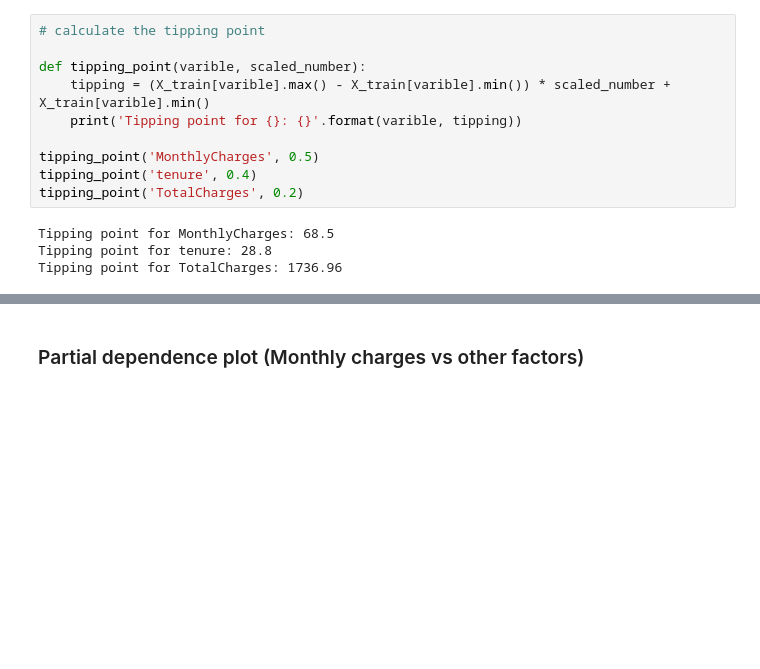
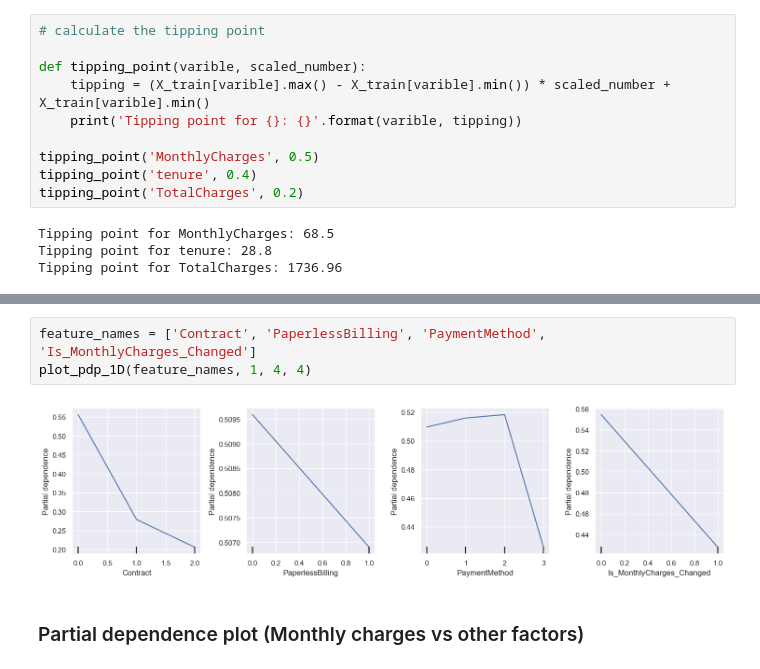
Before and after one commit to Lavinialau/Telecom-churn, a Jupyter notebook: 01_code/0_summary.ipynb, the cells around one changed output, grey strips where cells are left out. Saved outputs shown, nothing was run; the diff lists cells and outputs as text; blank space fills up the shorter version.

```diff
--- a/01_code/0_summary.ipynb
+++ b/01_code/0_summary.ipynb
@@ -788,3 +815,8 @@ Tipping point for TotalCharges: 1736.96
+# %%
+feature_names = ['Contract', 'PaperlessBilling', 'PaymentMethod', 'Is_MonthlyCharges_Changed']
+plot_pdp_1D(feature_names, 1, 4, 4)
+# %% [output]
+[figure, added]
 # %% [markdown]
 ### Partial dependence plot (Monthly charges vs other factors)
 # %%
```
Also changed, not shown: parts of 8 cells of this notebook.
